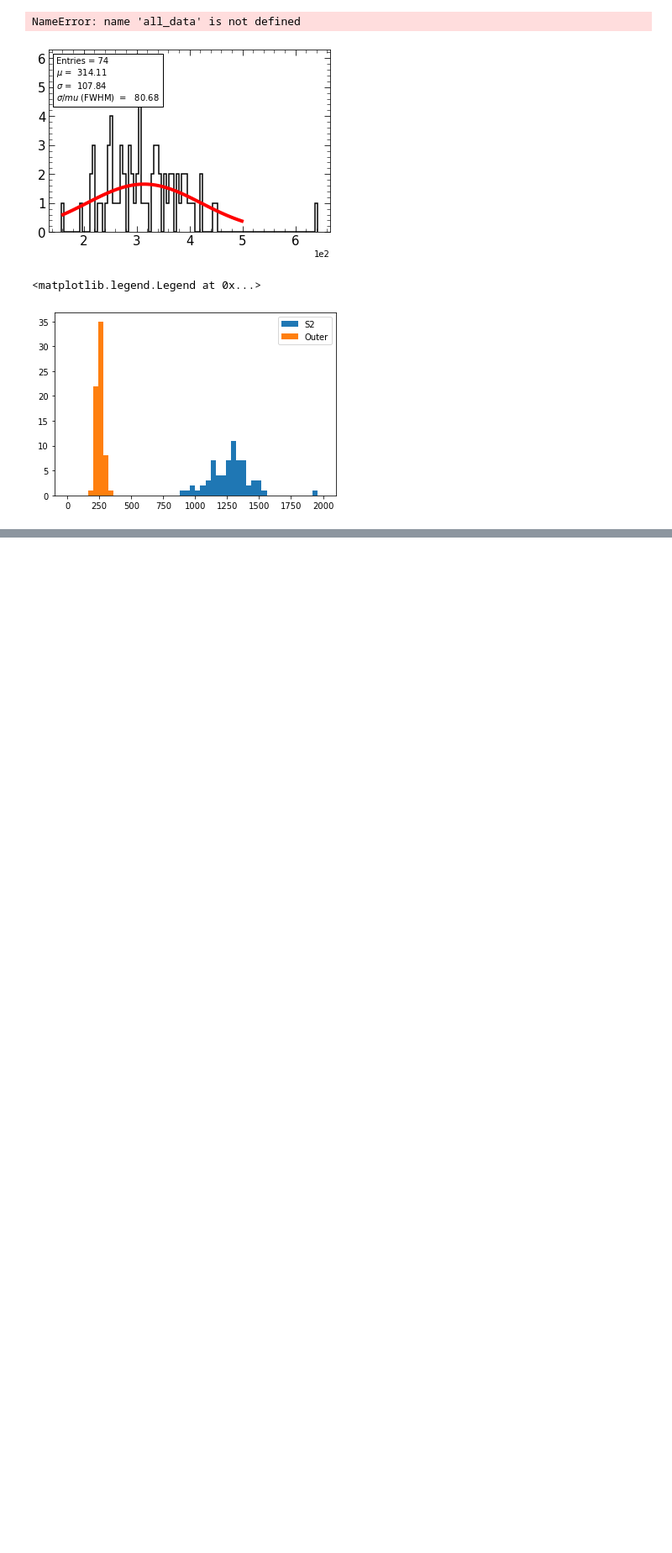
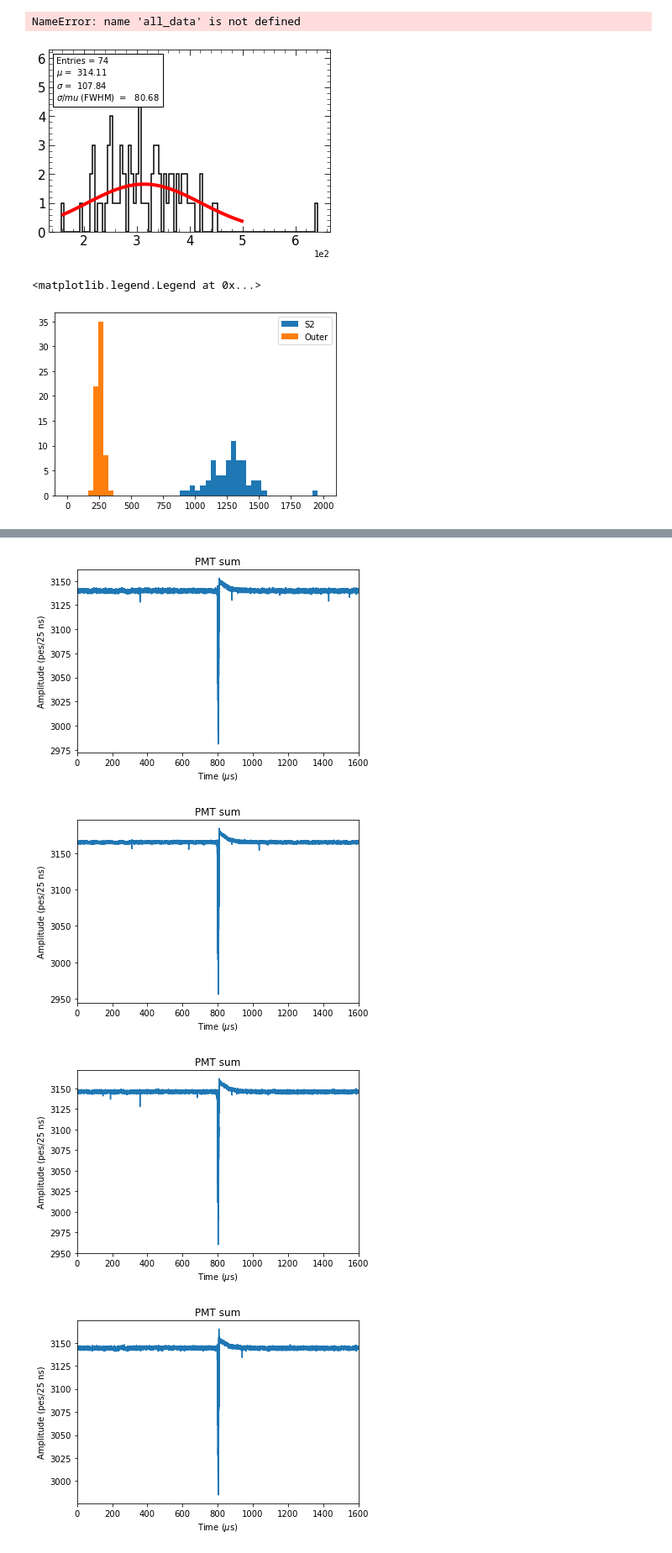
Before and after one commit to tcontrer/nz_analysis, a Jupyter notebook: notebooks/nz_analysis.ipynb, the cells around one changed output, grey strips where cells are left out. Shown at 84% size. Cells and saved outputs as stored; diff of their text form; code cells hidden in the pictures; blank space fills up the shorter version.

```diff
--- a/notebooks/nz_analysis.ipynb
+++ b/notebooks/nz_analysis.ipynb
@@ -499,0 +477,9 @@ for sthresh in range(len(sipm_thresholds)):
+# %%
+s2_wc = []
+outer_wc = []
+for width in range(len(s2_windows)):
+    sipms_s2 = calibrated_sipms[:,:,s2_windows[width][0]:s2_windows[width][1]]
+    sipms_outer = calibrated_sipms[:,:,outer_windows[width][0]:outer_windows[width][1]]
+
+    s2_wc.append(np.mean(np.sum(np.sum(sipms_s2, axis=2), axis=1)))
+    outer_wc.append(np.mean(np.sum(np.sum(sipms_outer, axis=2), axis=1)))
@@ -499,0 +559,3 @@ for sthresh in range(len(sipm_thresholds)):
+# %%
+s2_width_charges = np.array(s2_width_charges)
+outer_width_charges = np.array(outer_width_charges)
@@ -499,0 +596,18 @@ for sthresh in range(len(sipm_thresholds)):
+# %%
+fig = plt.figure(figsize=(15,6))
+plt.subplot(1,2,1)
+for i in range(5):
+    fom = s2_width_charges[:,i,0]/(outer_width_charges[:,i,0]+s2_width_charges[:,i,0])
+    plt.plot(bin_widths, fom, label='Samp thresh = '+str(sipm_thresholds_s2[i]))
+plt.xlabel('Bin widths')
+plt.ylabel('Mean S2/(Outer+S2) Charge [pes]')
+plt.legend()
+
+plt.subplot(1,2,2)
+for i in range(5):
+    fom = s2_width_charges[:,0,i]/(outer_width_charges[:,0,i]+s2_width_charges[:,0,i])
+    plt.plot(bin_widths, fom, label='Int thresh = '+str(sipm_thresholds_s2[i]))
+plt.xlabel('Bin widths')
+plt.ylabel('Mean S2/(Outer+S2) Charge [pes]')
+plt.legend()
+plt.show()
@@ -1482,0 +1678,13 @@ plt.legend()
+# %%
+for i in range(len(pmtrwf)):
+    plt.plot(np.arange(pmtrwf.shape[1])/40, pmtrwf[i])
+    plt.xlabel("Time ($\mu$s)")
+    plt.ylabel("Amplitude (pes/25 ns)")
+    plt.xlim(0, 1600)
+    plt.title("PMT sum")
+    plt.show()
+# %% [output]
+[figure, added]
+[figure, added]
+[figure, added]
+[figure, added]
```
Also changed, not shown: parts of 87 cells of this notebook, 9 other files.
